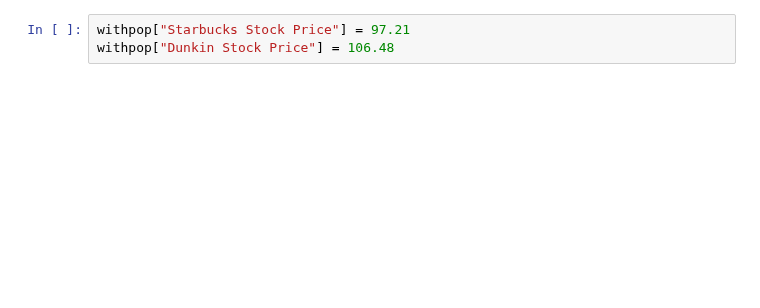
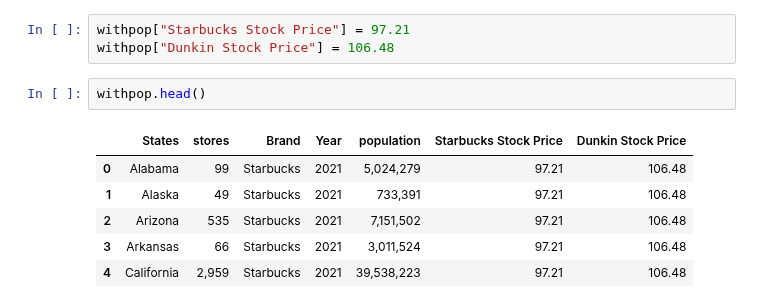
Before and after one commit to EthanSchultz49/GSB-544, a Jupyter notebook: Week_5/Lab 4.ipynb, the cells around one changed output. Drawn from its saved outputs; the diff is of its cells as text; blank space fills up the shorter version.

```diff
--- a/Week_5/Lab 4.ipynb
+++ b/Week_5/Lab 4.ipynb
@@ -192,3 +195,12 @@ withpop
 # %%
 withpop["Starbucks Stock Price"] = 97.21
 withpop["Dunkin Stock Price"] = 106.48
+# %%
+withpop.head()
+# %% [output]
+|  | States | stores | Brand | Year | population | Starbucks Stock Price | Dunkin Stock Price |
+| 0 | Alabama | 99 | Starbucks | 2021 | 5,024,279 | 97.21 | 106.48 |
+| 1 | Alaska | 49 | Starbucks | 2021 | 733,391 | 97.21 | 106.48 |
+| 2 | Arizona | 535 | Starbucks | 2021 | 7,151,502 | 97.21 | 106.48 |
+| 3 | Arkansas | 66 | Starbucks | 2021 | 3,011,524 | 97.21 | 106.48 |
+| 4 | California | 2,959 | Starbucks | 2021 | 39,538,223 | 97.21 | 106.48 |
```
Also changed, not shown: parts of 8 cells of this notebook.
